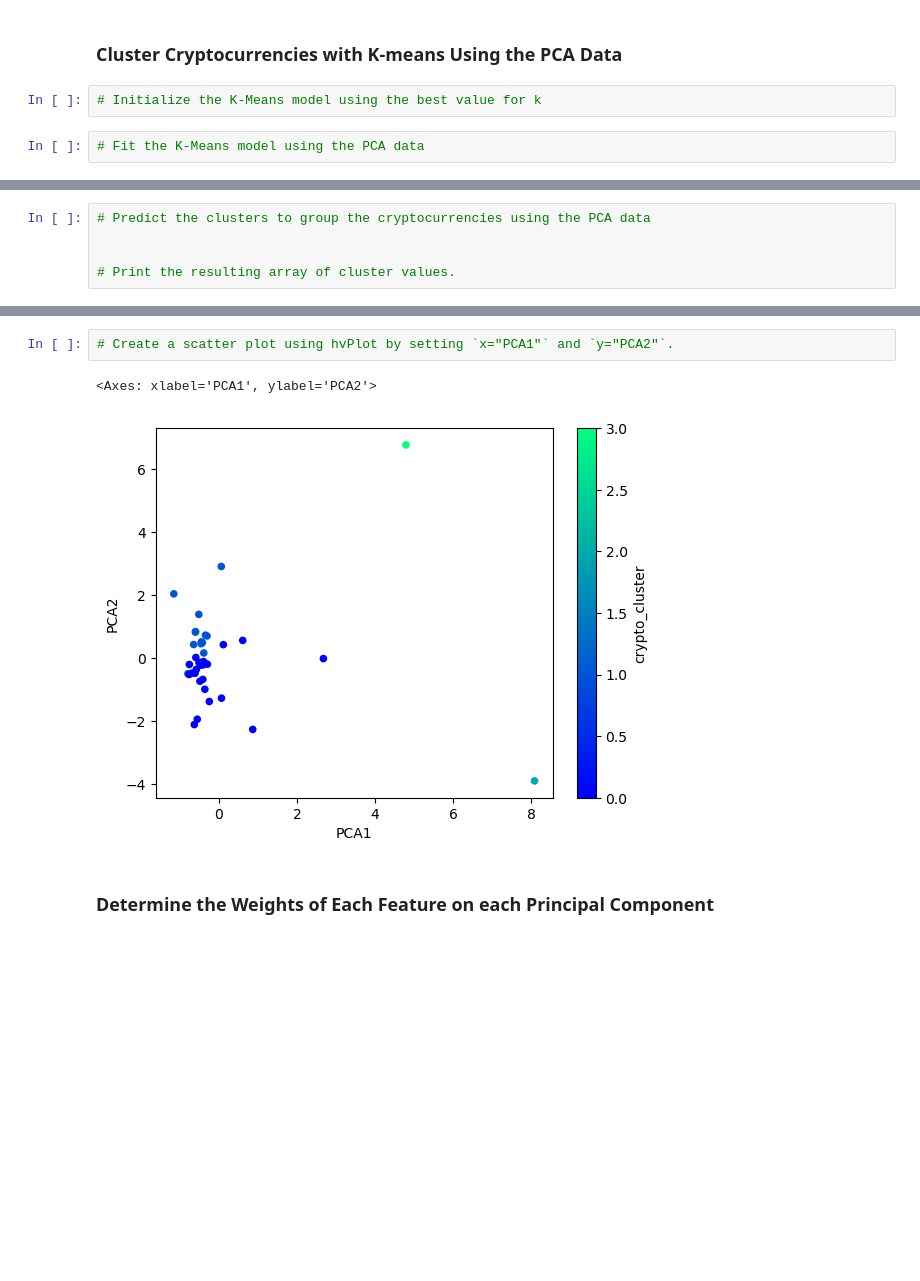
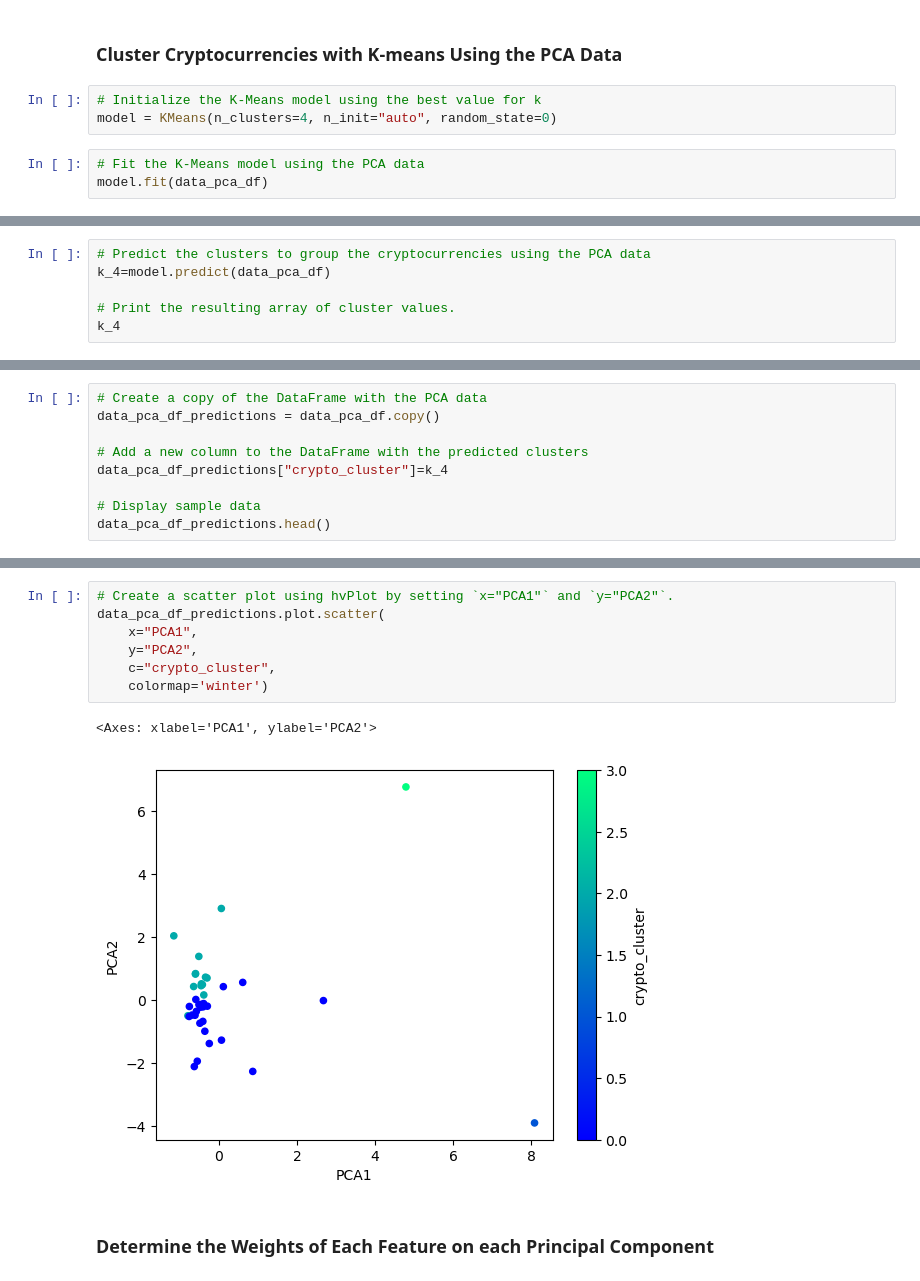
Before and after one commit to Crkanouff/CryptoClustering, a Jupyter notebook: Crypto_Clustering.ipynb, the cells around one changed output, grey strips where cells are left out. Cells and saved outputs as stored; diff of their text form; blank space fills up the shorter version.

```diff
--- a/Crypto_Clustering.ipynb
+++ b/Crypto_Clustering.ipynb
@@ -309,5 +329,7 @@ array([0.3719856 , 0.34700813, 0.17603793])
 ### Cluster Cryptocurrencies with K-means Using the PCA Data
 # %%
 # Initialize the K-Means model using the best value for k
+model = KMeans(n_clusters=4, n_init="auto", random_state=0)
 # %%
 # Fit the K-Means model using the PCA data
+model.fit(data_pca_df)
@@ -314,5 +338,6 @@ array([0.3719856 , 0.34700813, 0.17603793])
 # %%
 # Predict the clusters to group the cryptocurrencies using the PCA data
-
+k_4=model.predict(data_pca_df)
 
 # Print the resulting array of cluster values.
+k_4
@@ -318,0 +348,9 @@ array([0.3719856 , 0.34700813, 0.17603793])
+# %%
+# Create a copy of the DataFrame with the PCA data
+data_pca_df_predictions = data_pca_df.copy()
+
+# Add a new column to the DataFrame with the predicted clusters
+data_pca_df_predictions["crypto_cluster"]=k_4
+
+# Display sample data
+data_pca_df_predictions.head()
@@ -334,9 +378,14 @@ array([0.3719856 , 0.34700813, 0.17603793])
 | bitcoin-cash | -1.157800 | 2.041209 | 1.859715 | 1 |
 # %%
 # Create a scatter plot using hvPlot by setting `x="PCA1"` and `y="PCA2"`.
+data_pca_df_predictions.plot.scatter(
+    x="PCA1",
+    y="PCA2",
+    c="crypto_cluster",
+    colormap='winter')
 # %% [output]
 <Axes: xlabel='PCA1', ylabel='PCA2'>
-[figure, old version]
+[figure, new version]
 # %% [markdown]
 ### Determine the Weights of Each Feature on each Principal Component
 # %%
```
Also changed, not shown: parts of 13 cells of this notebook.
